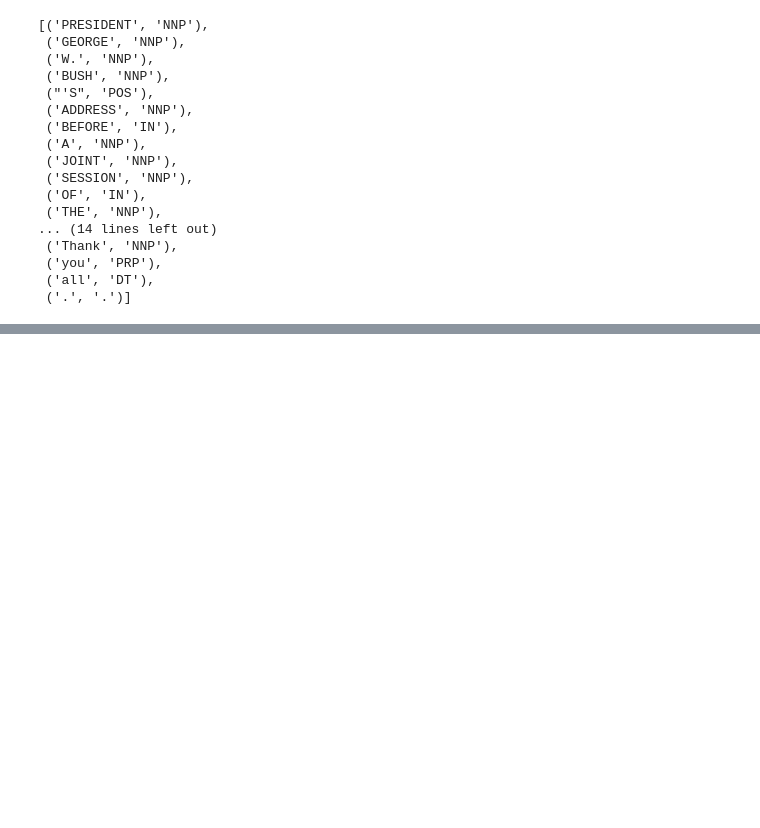
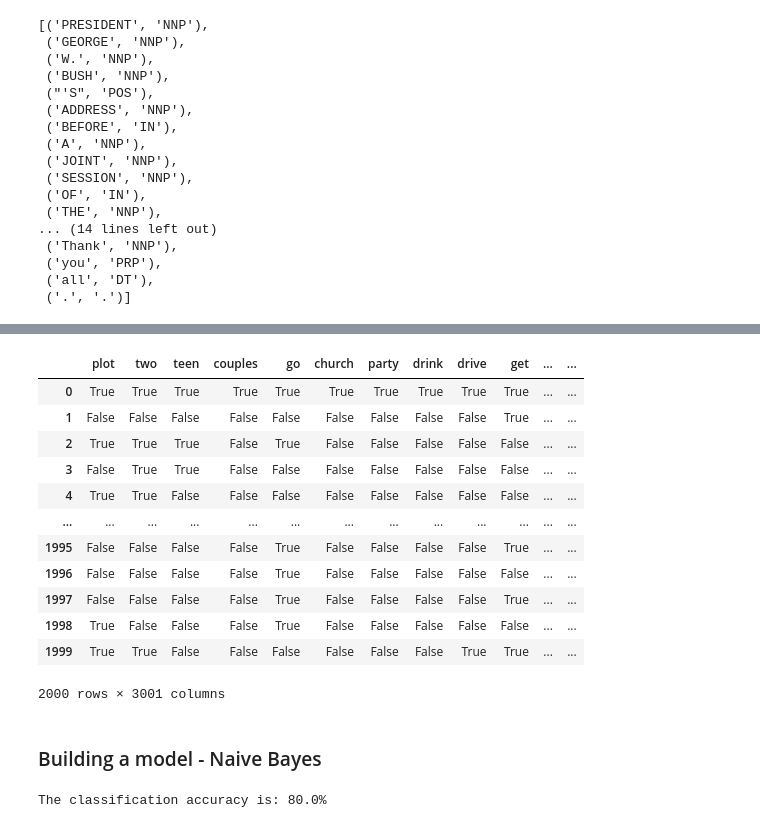
Before and after one commit to jeetendragan/nlp-1, a Jupyter notebook: basics.ipynb, the cells around one changed output, grey strips where cells are left out. Saved outputs shown, nothing was run; the diff lists cells and outputs as text; code cells hidden in the pictures; blank space fills up the shorter version.

Commit message:
Add sentiment analysis using naive-bayes, and logistic regression.

```diff
--- a/basics.ipynb
+++ b/basics.ipynb
@@ -189,0 +269,13 @@ result[0]
+# %%
+file1 = file_ids[0]
+words = movie_reviews.words(file1)
+features = {}
+for top_word in top_words:
+    features[top_word] = top_word in words
+# %%
+def get_features(document, top_words, category):
+    features = { top_word: True if top_word in document else False for top_word in top_words}
+    features['response'] = category == 'pos'
+    return features
+# %%
+all_features = [get_features(document, top_words, cat) for (document,cat) in documents]
@@ -189,0 +317,20 @@ result[0]
+# %%
+feature_df = pd.DataFrame(all_features)
+# %%
+feature_df
+# %% [output]
+|  | plot | two | teen | couples | go | church | party | drink | drive | get | ... | ... |
+| 0 | True | True | True | True | True | True | True | True | True | True | ... | ... |
+| 1 | False | False | False | False | False | False | False | False | False | True | ... | ... |
+| 2 | True | True | True | False | True | False | False | False | False | False | ... | ... |
+| 3 | False | True | True | False | False | False | False | False | False | False | ... | ... |
+| 4 | True | True | False | False | False | False | False | False | False | False | ... | ... |
+| ... | ... | ... | ... | ... | ... | ... | ... | ... | ... | ... | ... | ... |
+| 1995 | False | False | False | False | True | False | False | False | False | True | ... | ... |
+| 1996 | False | False | False | False | True | False | False | False | False | False | ... | ... |
+| 1997 | False | False | False | False | True | False | False | False | False | True | ... | ... |
+| 1998 | True | False | False | False | True | False | False | False | False | False | ... | ... |
+| 1999 | True | True | False | False | False | False | False | False | True | True | ... | ... |
+2000 rows × 3001 columns
+# %% [markdown]
+### Building a model - Naive Bayes
@@ -189,0 +345,4 @@ result[0]
+# %%
+print("The classification accuracy is: "+str(nltk.classify.accuracy(classifier, feature_sets[1900:])*100)+"%")
+# %% [output]
+The classification accuracy is: 80.0%
```
Also changed, not shown: parts of 36 cells of this notebook, 2 other files.
